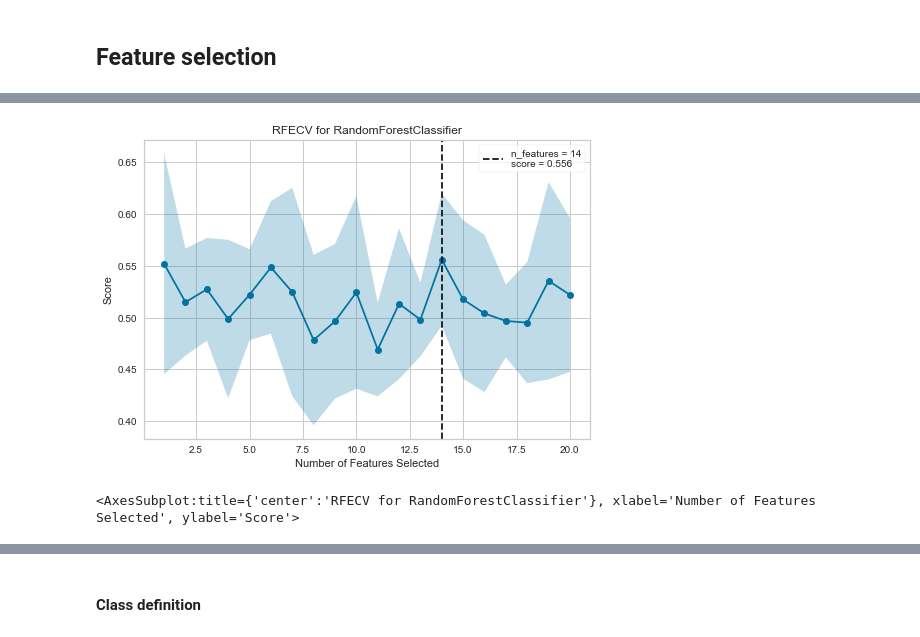
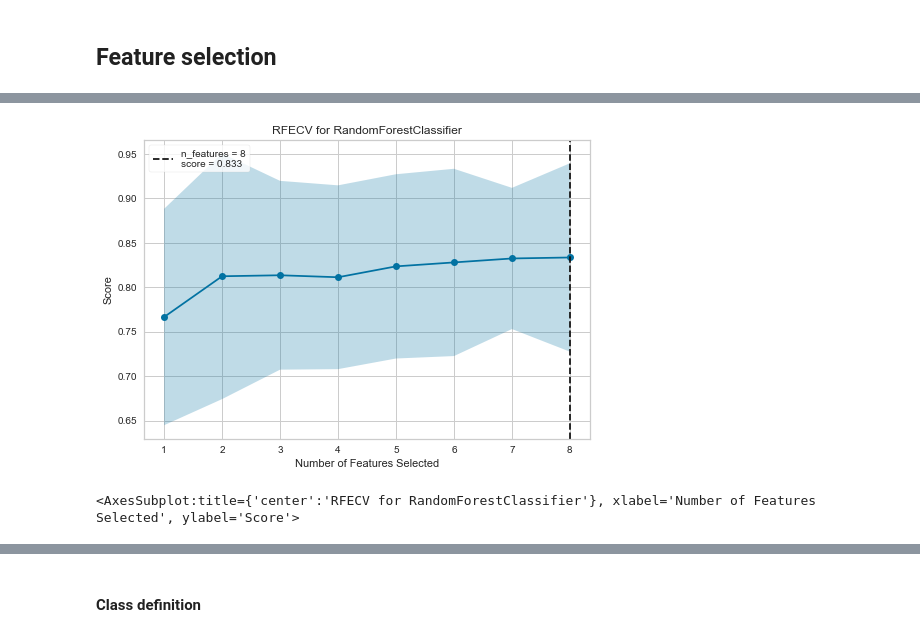
Before and after one commit to KonstantinBurkin/personalized-medicine, a Jupyter notebook: Scripts/Feature_Selection.ipynb, the cells around one changed output, grey strips where cells are left out. Saved outputs shown, nothing was run; the diff lists cells and outputs as text; code cells hidden in the pictures.

```diff
--- a/Scripts/Feature_Selection.ipynb
+++ b/Scripts/Feature_Selection.ipynb
@@ -427,0 +470,16 @@ def my_f2_scorer():
+# %%
+top = list(pd.read_excel(f'./HSE project/Feature selection/combined/Biomarkers + Clinical C/SHAP/randomforest_values.xlsx', header=[0], index_col=[0]).sort_values(by='values', ascending=False)['features'][:10].values)
+# top
+# %%
+X_train, X_test, y_train, y_test = z.get_train_test(link_train=link_train_combined_c, link_test=link_test_combined_c, dataset='c', subset='Biomarkers + Clinical')
+# %%
+X_train = X_train[top]
+X_test = X_test[top]
+# %%
+
+optimisation_file = pd.read_excel("./HSE project/Optimisation data/combined/Biomarkers + Clinical C/all/randomforest_optimisation.xlsx", header=[0])
+model = z.get_model_instance(model='randomforest',
+                             optimisation_file=optimisation_file,
+                             X_train=X_train,
+                             y_train=y_train
+                             )
@@ -428,10 +490,10 @@ def my_f2_scorer():
 # %%
-rfe = RFECV(model_instance,cv=StratifiedKFold(5), random_state=20,scoring='f1_weighted')
-rfe.fit(X_train.iloc[:,:20], y_train)
+rfe = RFECV_visual(model,cv=StratifiedKFold(5), random_state=20,scoring='roc_auc')
+rfe.fit(X_train, y_train)
 rfe.rfe_estimator_.ranking_
 rfe.rfe_estimator_.n_features_
 rfe.rfe_estimator_.support_
 rfe.poof()
 # %% [output]
-[figure, old version]
+[figure, new version]
 <AxesSubplot:title={'center':'RFECV for RandomForestClassifier'}, xlabel='Number of Features Selected', ylabel='Score'>
```
Also changed, not shown: parts of 39 cells of this notebook.
